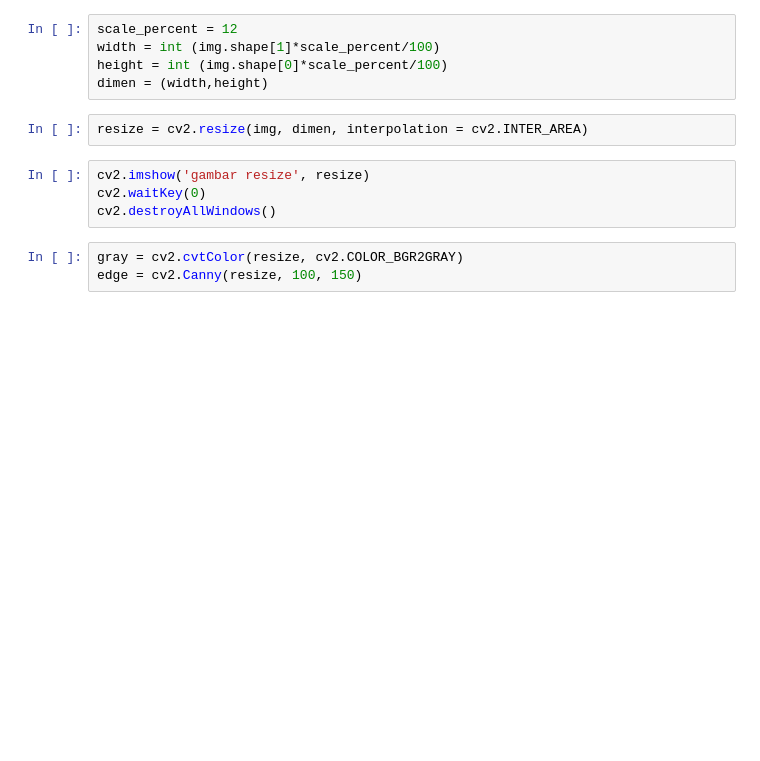
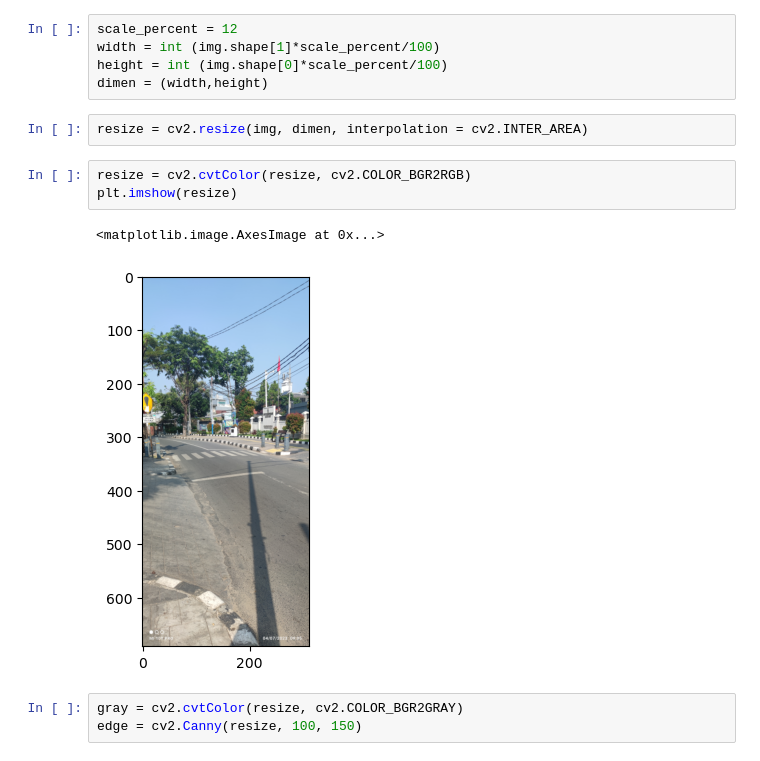
Before and after one commit to Tanwirul0411/PA-PC_202131066_M.TanwirulAkbar_A, a Jupyter notebook: UAS PRAKTIKUM.ipynb, the cells around one changed output. Cells and saved outputs as stored; diff of their text form; blank space fills up the shorter version.

```diff
--- a/UAS PRAKTIKUM.ipynb
+++ b/UAS PRAKTIKUM.ipynb
@@ -19,9 +19,11 @@ dimen = (width,height)
 # %%
 resize = cv2.resize(img, dimen, interpolation = cv2.INTER_AREA)
 # %%
-cv2.imshow('gambar resize', resize)
-cv2.waitKey(0)
-cv2.destroyAllWindows()
+resize = cv2.cvtColor(resize, cv2.COLOR_BGR2RGB)
+plt.imshow(resize)
+# %% [output]
+<matplotlib.image.AxesImage at 0x...>
+[figure, added]
 # %%
 gray = cv2.cvtColor(resize, cv2.COLOR_BGR2GRAY)
 edge = cv2.Canny(resize, 100, 150)
```
Also changed, not shown: parts of 4 cells of this notebook.
